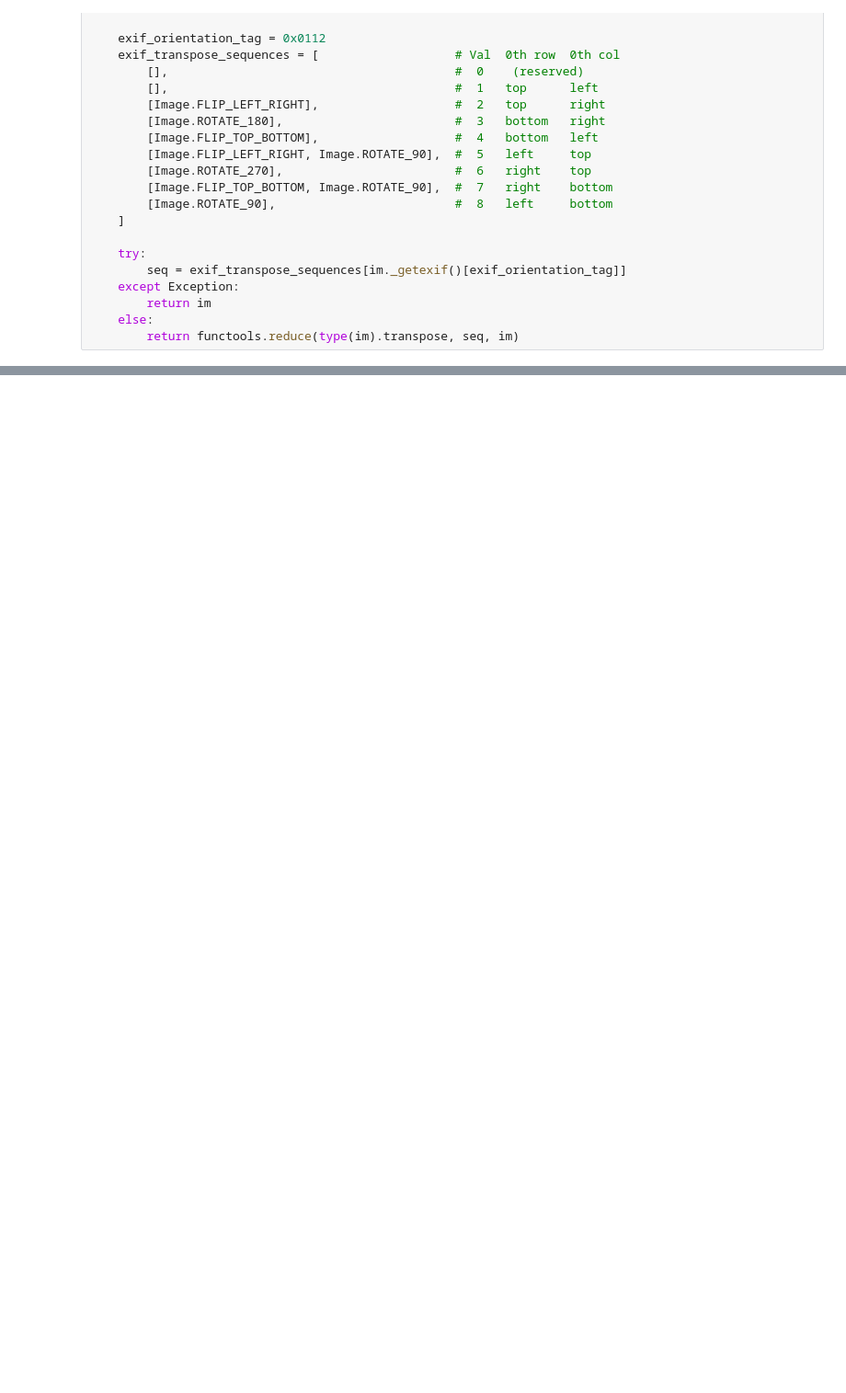
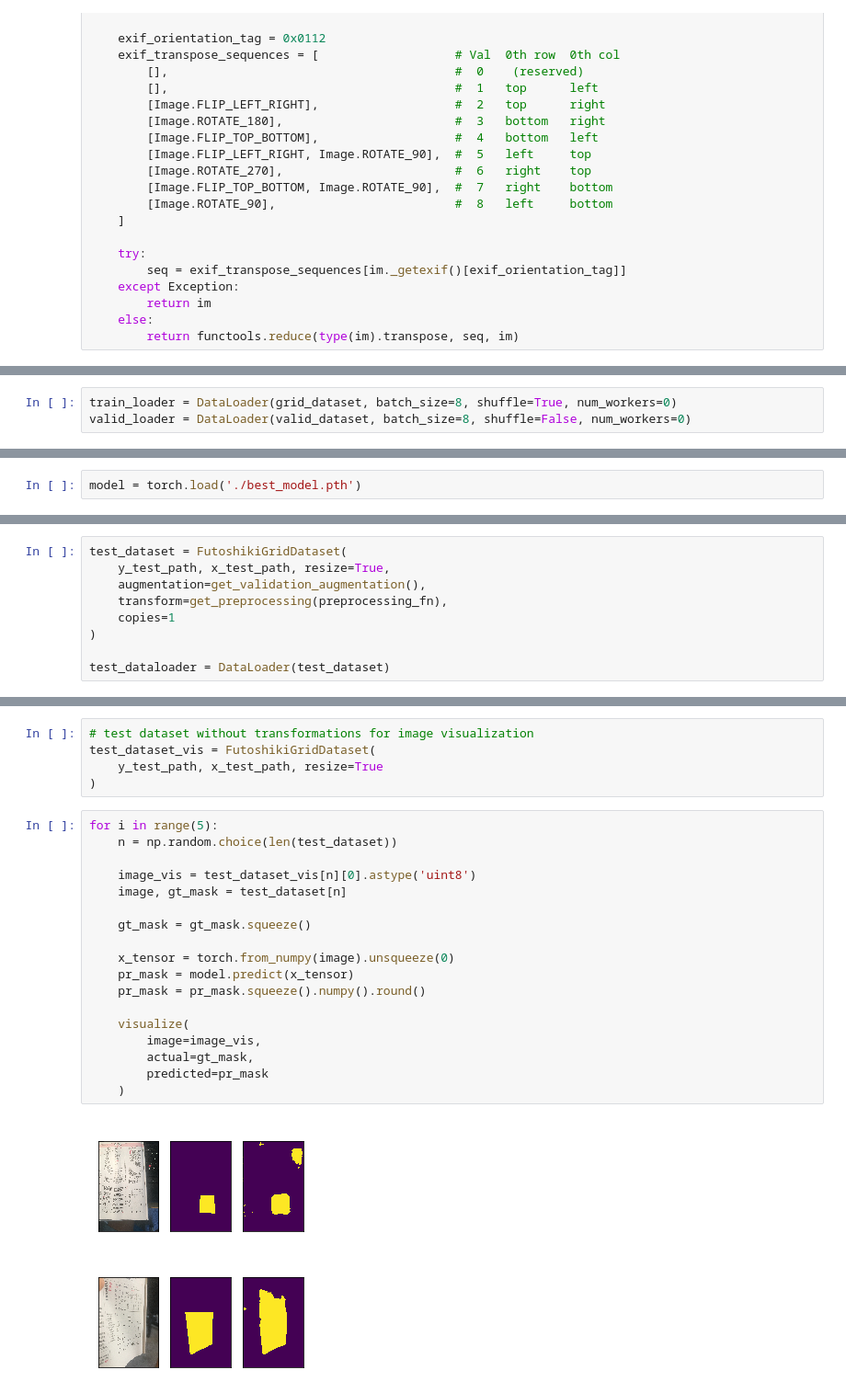
Before and after one commit to sam-watts/futoshiki-solver, a Jupyter notebook: semantic_seg.ipynb, the cells around one changed output, grey strips where cells are left out. Shown at 92% size. Saved outputs shown, nothing was run; the diff lists cells and outputs as text; blank space fills up the shorter version.

```diff
--- a/semantic_seg.ipynb
+++ b/semantic_seg.ipynb
@@ -391,0 +307,3 @@ dataloaders_dict = {x: torch.utils.data.DataLoader(image_datasets[x], batch_size
+# %%
+train_loader = DataLoader(grid_dataset, batch_size=8, shuffle=True, num_workers=0)
+valid_loader = DataLoader(valid_dataset, batch_size=8, shuffle=False, num_workers=0)
@@ -391,0 +362,2 @@ dataloaders_dict = {x: torch.utils.data.DataLoader(image_datasets[x], batch_size
+# %%
+model = torch.load('./best_model.pth')
@@ -391,0 +366,9 @@ dataloaders_dict = {x: torch.utils.data.DataLoader(image_datasets[x], batch_size
+# %%
+test_dataset = FutoshikiGridDataset(
+    y_test_path, x_test_path, resize=True,
+    augmentation=get_validation_augmentation(),
+    transform=get_preprocessing(preprocessing_fn),
+    copies=1
+)
+
+test_dataloader = DataLoader(test_dataset)
@@ -391,0 +384,26 @@ dataloaders_dict = {x: torch.utils.data.DataLoader(image_datasets[x], batch_size
+# %%
+# test dataset without transformations for image visualization
+test_dataset_vis = FutoshikiGridDataset(
+    y_test_path, x_test_path, resize=True
+)
+# %%
+for i in range(5):
+    n = np.random.choice(len(test_dataset))
+
+    image_vis = test_dataset_vis[n][0].astype('uint8')
+    image, gt_mask = test_dataset[n]
+
+    gt_mask = gt_mask.squeeze()
+
+    x_tensor = torch.from_numpy(image).unsqueeze(0)
+    pr_mask = model.predict(x_tensor)
+    pr_mask = pr_mask.squeeze().numpy().round()
+
+    visualize(
+        image=image_vis,
+        actual=gt_mask,
+        predicted=pr_mask
+    )
+# %% [output]
+[figure, added]
+[figure, added]
```
Also changed, not shown: parts of 66 cells of this notebook.
